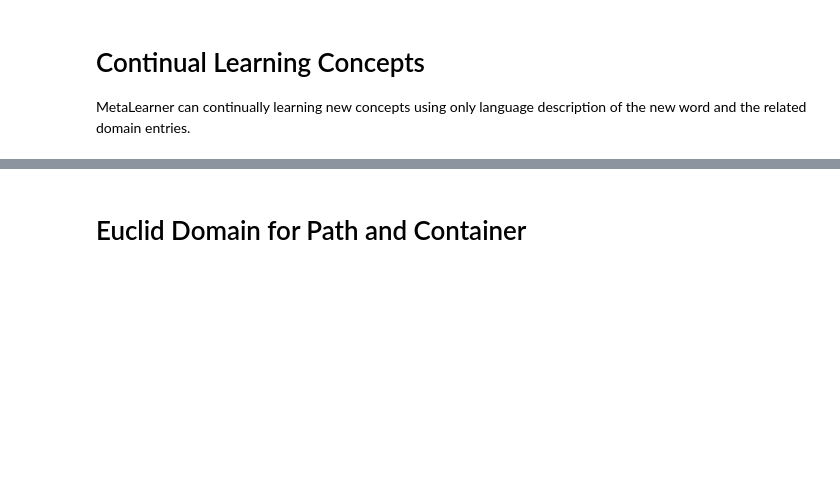
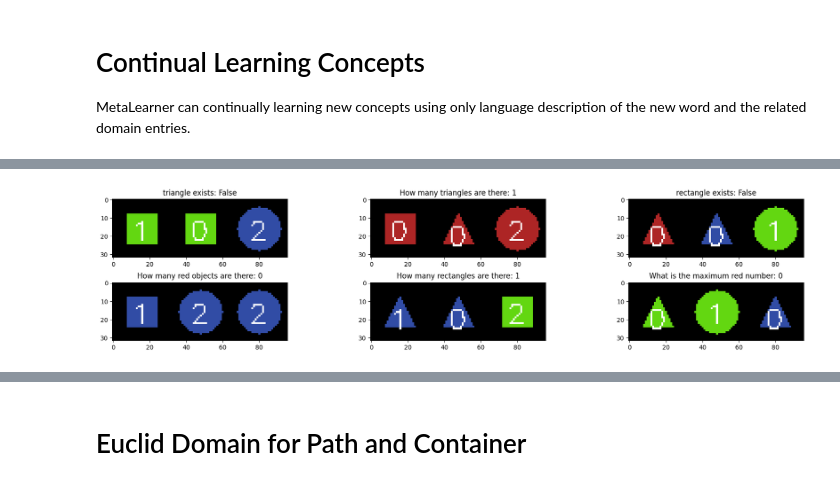
Before and after one commit to ZongjingLi/MetaLearner, a Jupyter notebook: debug_domain.ipynb, the cells around one changed output, grey strips where cells are left out. Saved outputs shown, nothing was run; the diff lists cells and outputs as text; code cells hidden in the pictures; blank space fills up the shorter version.

```diff
--- a/debug_domain.ipynb
+++ b/debug_domain.ipynb
@@ -133,3 +131,20 @@ TypeError: forward() got an unexpected keyword argument 'arg_types'
 # %% [markdown]
 # Continual Learning Concepts
 MetaLearner can continually learning new concepts using only language description of the new word and the related domain entries.
+# %%
+valid_types = ["boolean", "arithmetic"]
+train_arith_dataset = train_dataset.filter(lambda x : x["question_type"] in valid_types)
+test_arith_dataset = test_dataset.filter(lambda x : x["question_type"] in valid_types)
+
+# Now let's visualize a few samples from the dataset:
+"arithmetic"
+
+plt.figure(figsize=(18, 4))
+for i in range(6):
+    plt.subplot(2, 3, i + 1)
+    plt.imshow(train_arith_dataset[i]['image'].permute(1, 2, 0).numpy()[..., ::-1])
+    plt.title(train_arith_dataset[i]['query'] + ': ' + str(train_dataset[i]['answer']))
+    #stprint(train_dataset[i])
+plt.tight_layout()
+plt.show()
+# %% [output]
@@ -135,0 +153 @@ MetaLearner can continually learning new concepts using only language descriptio
+[figure, added]
```
Also changed, not shown: parts of 13 cells of this notebook, 13 other files.
